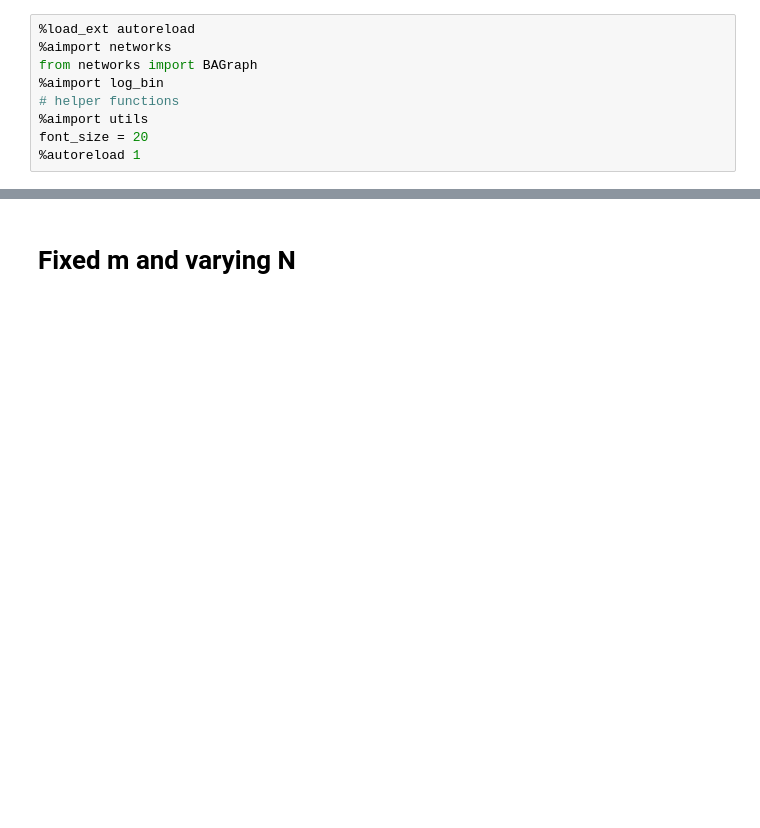
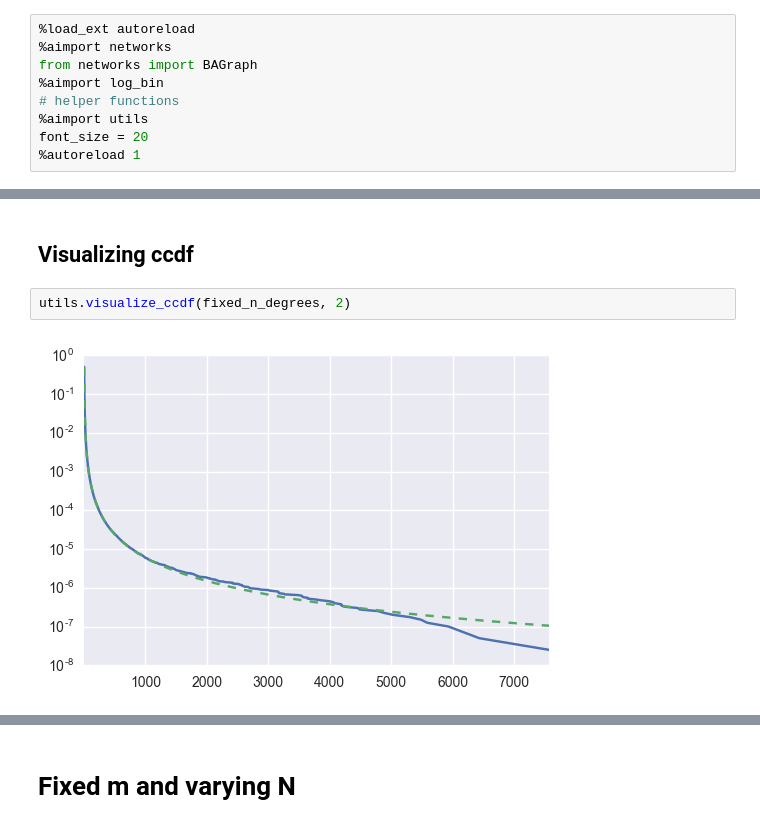
Before and after one commit to lingxz/networks, a Jupyter notebook: preferential-attachment.ipynb, the cells around one changed output, grey strips where cells are left out. Cells and saved outputs as stored; diff of their text form; blank space fills up the shorter version.

```diff
--- a/preferential-attachment.ipynb
+++ b/preferential-attachment.ipynb
@@ -23,0 +75,6 @@ font_size = 20
+# %% [markdown]
+## Visualizing ccdf
+# %%
+utils.visualize_ccdf(fixed_n_degrees, 2)
+# %% [output]
+[figure, added]
```
Also changed, not shown: parts of 45 cells of this notebook.
